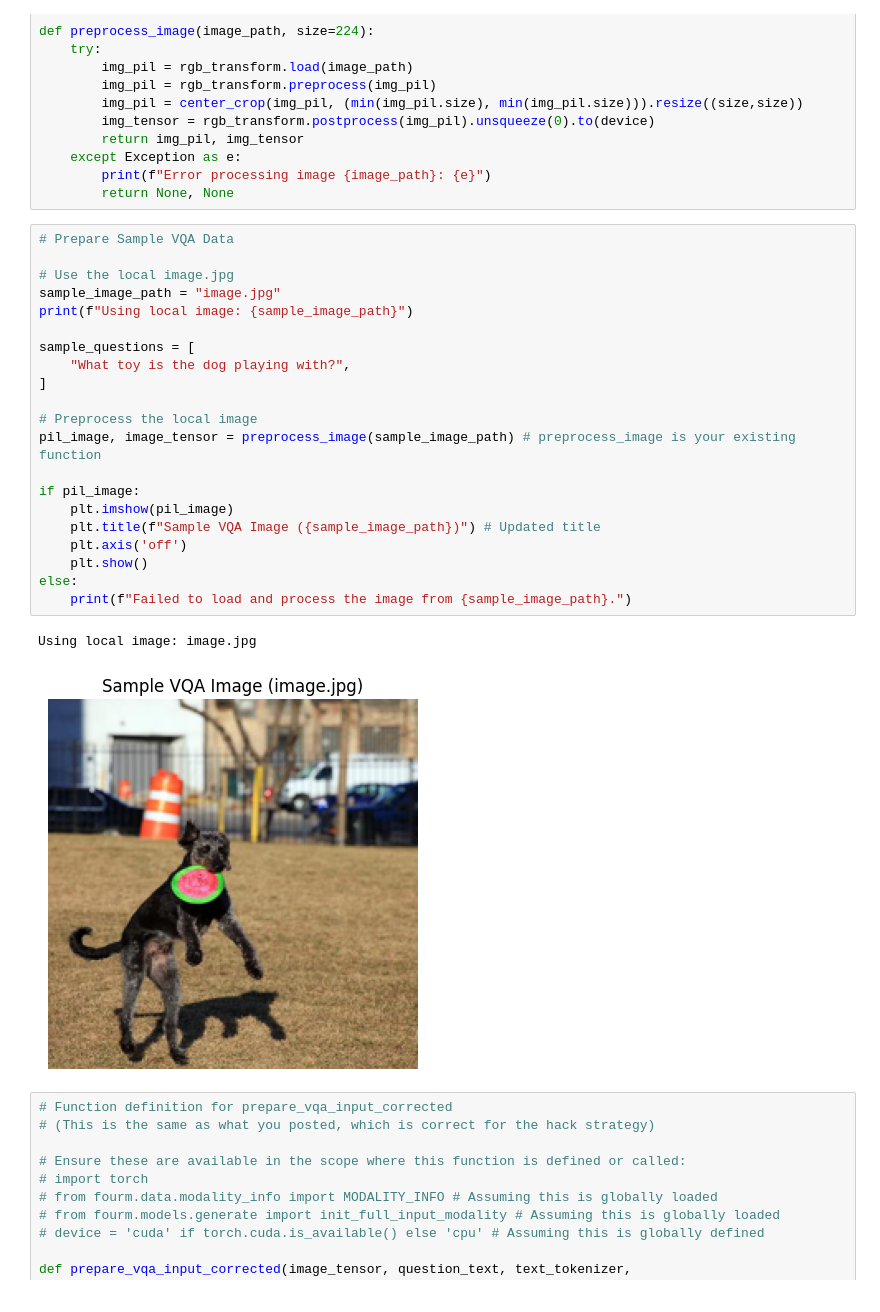
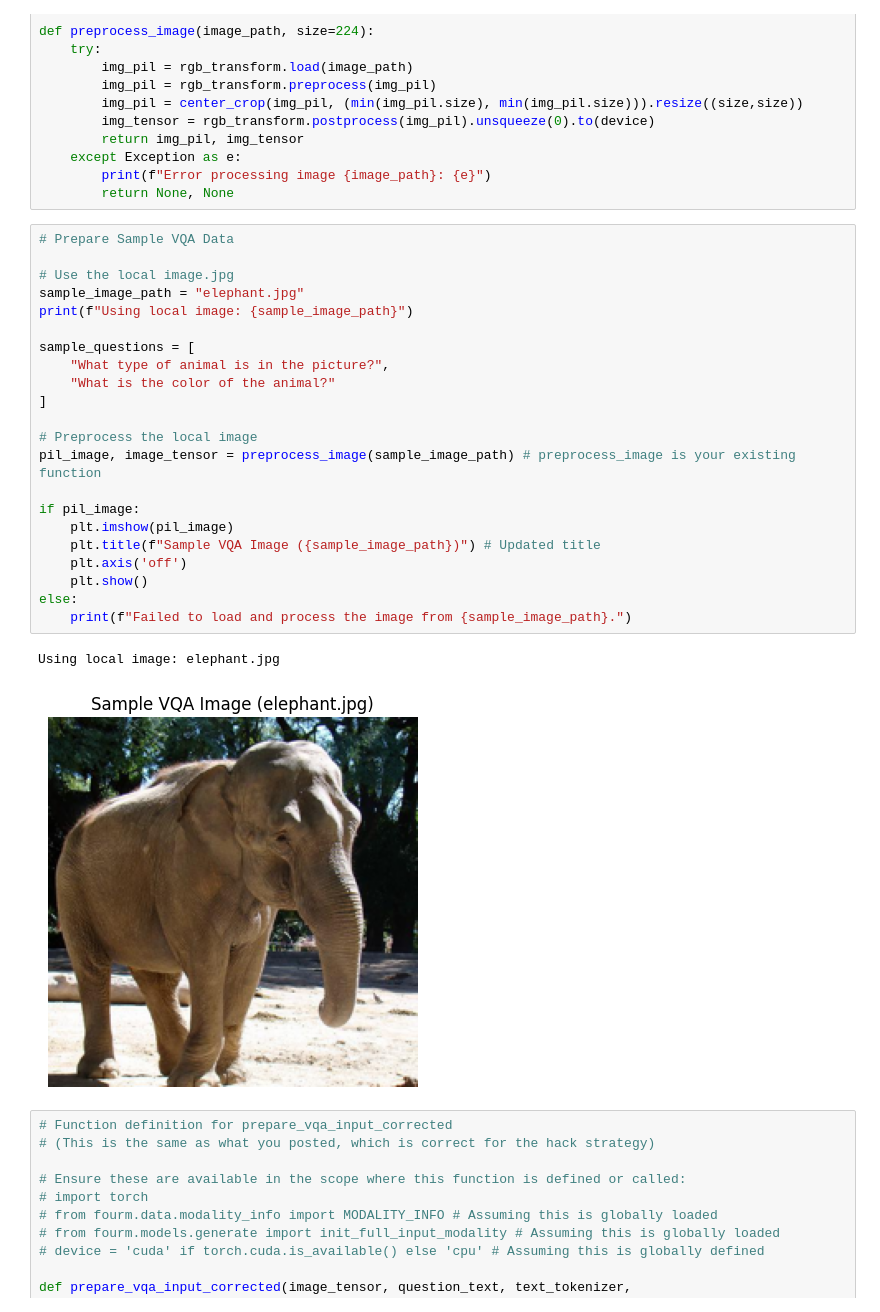
Before and after one commit to Rcc999/MCoT-4m-XL, a Jupyter notebook: notebooks/vqav2_4M-XL-21.ipynb, the cells around one changed output. Cells and saved outputs as stored; diff of their text form.

```diff
--- a/notebooks/vqav2_4M-XL-21.ipynb
+++ b/notebooks/vqav2_4M-XL-21.ipynb
@@ -219,27 +224,28 @@ def preprocess_image(image_path, size=224):
 # %%
 # Prepare Sample VQA Data
 
 # Use the local image.jpg
-sample_image_path = "image.jpg"
+sample_image_path = "elephant.jpg"
 print(f"Using local image: {sample_image_path}")
 
 sample_questions = [
-    "What toy is the dog playing with?",
+    "What type of animal is in the picture?",
+    "What is the color of the animal?"
 ]
 
 # Preprocess the local image
 pil_image, image_tensor = preprocess_image(sample_image_path) # preprocess_image is your existing function
 
 if pil_image:
     plt.imshow(pil_image)
     plt.title(f"Sample VQA Image ({sample_image_path})") # Updated title
     plt.axis('off')
     plt.show()
 else:
     print(f"Failed to load and process the image from {sample_image_path}.")
 # %% [output]
-Using local image: image.jpg
+Using local image: elephant.jpg
-[figure, old version]
+[figure, new version]
 # %%
 # Function definition for prepare_vqa_input_corrected
 # (This is the same as what you posted, which is correct for the hack strategy)
```
Also changed, not shown: parts of 8 cells of this notebook, 3 other files.
